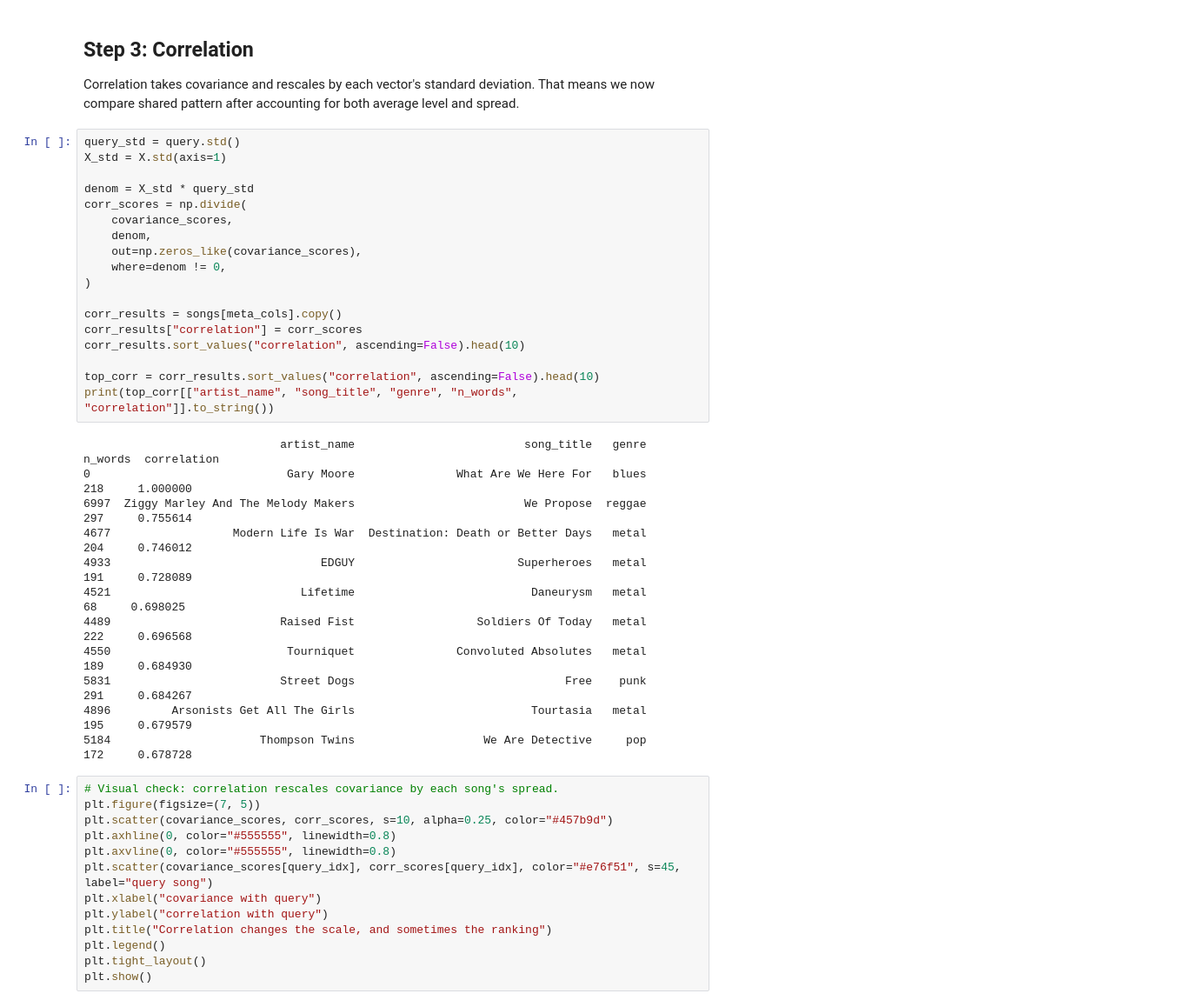
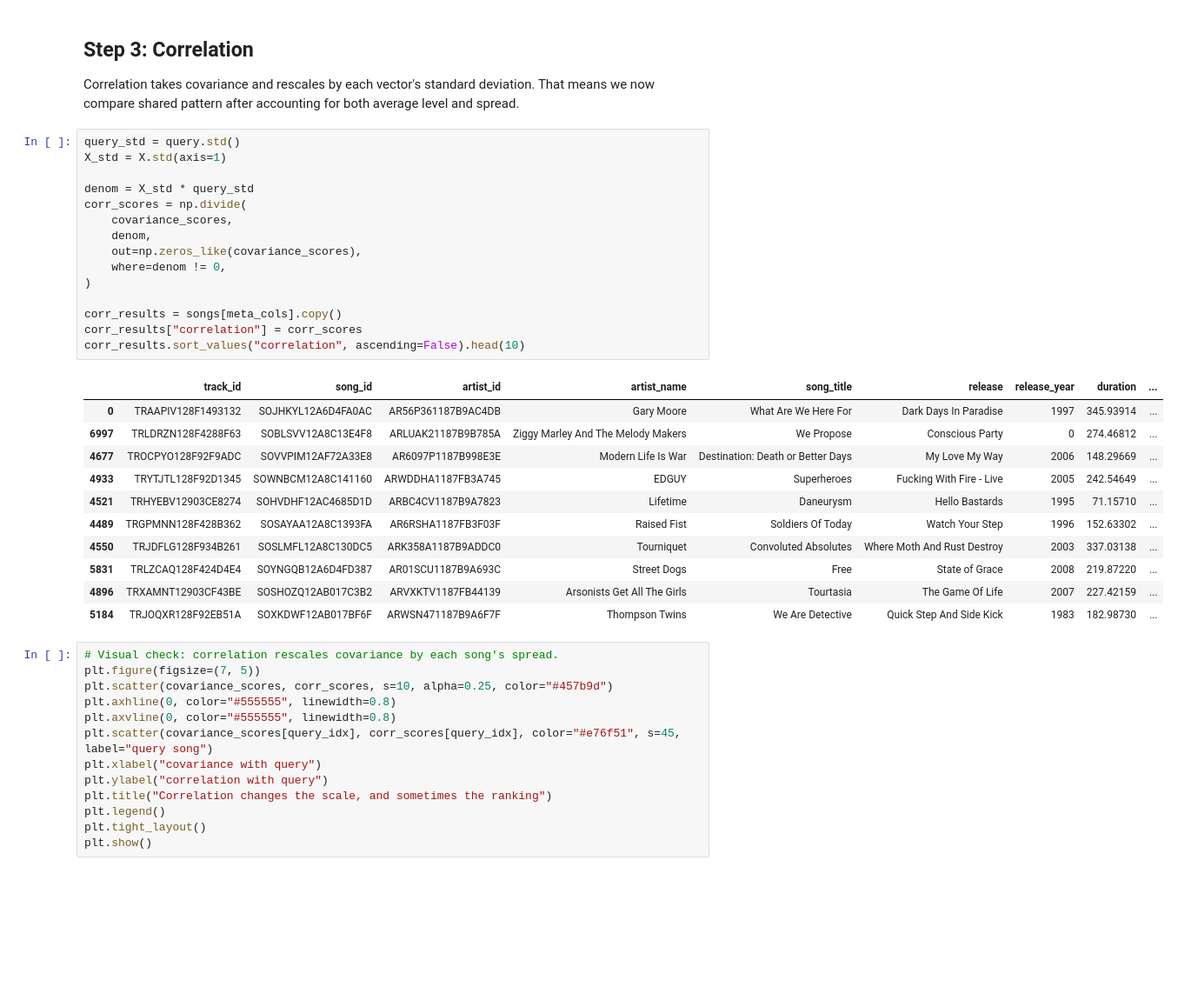
Before and after one commit to Conor1123/uu_vectors_and_matrices, a Jupyter notebook: Thursday Lab/lab_01.ipynb, the cells around one changed output. Shown at 87% size. Cells and saved outputs as stored; diff of their text form; blank space fills up the shorter version.

Commit message:
Lab 1: Step 4 Part 1

```diff
--- a/Thursday Lab/lab_01.ipynb
+++ b/Thursday Lab/lab_01.ipynb
@@ -306,33 +306,30 @@ Correlation takes covariance and rescales by each vector's standard deviation. T
 # %%
 query_std = query.std()
 X_std = X.std(axis=1)
 
 denom = X_std * query_std
 corr_scores = np.divide(
     covariance_scores,
     denom,
     out=np.zeros_like(covariance_scores),
     where=denom != 0,
 )
 
 corr_results = songs[meta_cols].copy()
 corr_results["correlation"] = corr_scores
 corr_results.sort_values("correlation", ascending=False).head(10)
-
-top_corr = corr_results.sort_values("correlation", ascending=False).head(10)
-print(top_corr[["artist_name", "song_title", "genre", "n_words", "correlation"]].to_string())
 # %% [output]
-                             artist_name                         song_title   genre  n_words  correlation
-0                             Gary Moore               What Are We Here For   blues      218     1.000000
-6997  Ziggy Marley And The Melody Makers                         We Propose  reggae      297     0.755614
-4677                  Modern Life Is War  Destination: Death or Better Days   metal      204     0.746012
-4933                               EDGUY                        Superheroes   metal      191     0.728089
-4521                            Lifetime                          Daneurysm   metal       68     0.698025
-4489                         Raised Fist                  Soldiers Of Today   metal      222     0.696568
-4550                          Tourniquet               Convoluted Absolutes   metal      189     0.684930
-5831                         Street Dogs                               Free    punk      291     0.684267
-4896         Arsonists Get All The Girls                          Tourtasia   metal      195     0.679579
-5184                      Thompson Twins                   We Are Detective     pop      172     0.678728
+|  | track_id | song_id | artist_id | artist_name | song_title | release | release_year | duration | ... |
+| 0 | TRAAPIV128F1493132 | SOJHKYL12A6D4FA0AC | AR56P361187B9AC4DB | Gary Moore | What Are We Here For | Dark Days In Paradise | 1997 | 345.93914 | ... |
+| 6997 | TRLDRZN128F4288F63 | SOBLSVV12A8C13E4F8 | ARLUAK21187B9B785A | Ziggy Marley And The Melody Makers | We Propose | Conscious Party | 0 | 274.46812 | ... |
+| 4677 | TROCPYO128F92F9ADC | SOVVPIM12AF72A33E8 | AR6097P1187B998E3E | Modern Life Is War | Destination: Death or Better Days | My Love My Way | 2006 | 148.29669 | ... |
+| 4933 | TRYTJTL128F92D1345 | SOWNBCM12A8C141160 | ARWDDHA1187FB3A745 | EDGUY | Superheroes | Fucking With Fire - Live | 2005 | 242.54649 | ... |
+| 4521 | TRHYEBV12903CE8274 | SOHVDHF12AC4685D1D | ARBC4CV1187B9A7823 | Lifetime | Daneurysm | Hello Bastards | 1995 | 71.15710 | ... |
+| 4489 | TRGPMNN128F428B362 | SOSAYAA12A8C1393FA | AR6RSHA1187FB3F03F | Raised Fist | Soldiers Of Today | Watch Your Step | 1996 | 152.63302 | ... |
+| 4550 | TRJDFLG128F934B261 | SOSLMFL12A8C130DC5 | ARK358A1187B9ADDC0 | Tourniquet | Convoluted Absolutes | Where Moth And Rust Destroy | 2003 | 337.03138 | ... |
+| 5831 | TRLZCAQ128F424D4E4 | SOYNGQB12A6D4FD387 | AR01SCU1187B9A693C | Street Dogs | Free | State of Grace | 2008 | 219.87220 | ... |
+| 4896 | TRXAMNT12903CF43BE | SOSHOZQ12AB017C3B2 | ARVXKTV1187FB44139 | Arsonists Get All The Girls | Tourtasia | The Game Of Life | 2007 | 227.42159 | ... |
+| 5184 | TRJOQXR128F92EB51A | SOXKDWF12AB017BF6F | ARWSN471187B9A6F7F | Thompson Twins | We Are Detective | Quick Step And Side Kick | 1983 | 182.98730 | ... |
 # %%
 # Visual check: correlation rescales covariance by each song's spread.
 plt.figure(figsize=(7, 5))
```
Also changed, not shown: parts of 2 cells of this notebook, 1 other file.
